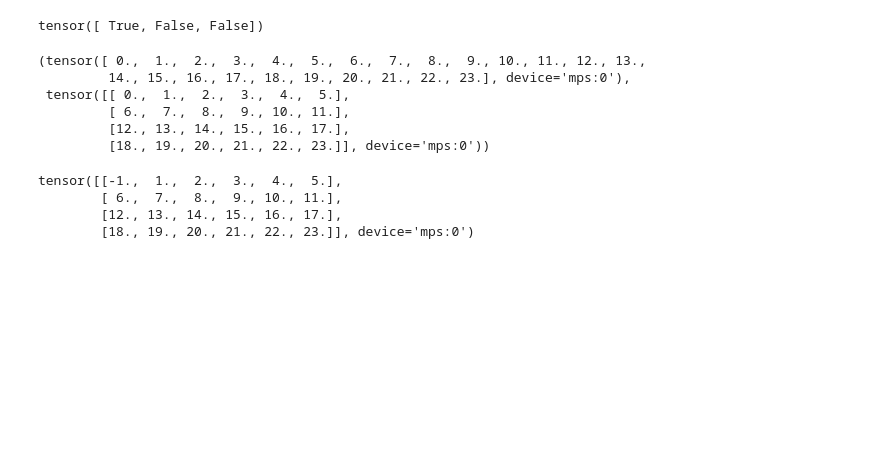
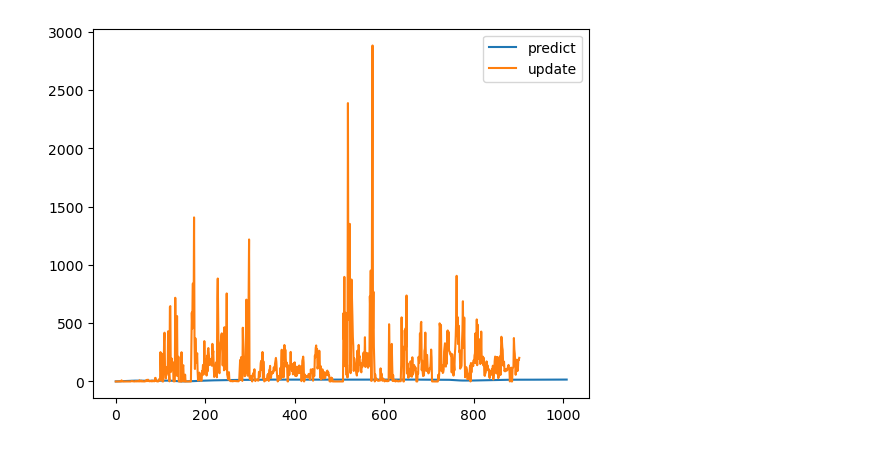
Before and after one commit to weixiao-zhan/ECE276A_PR3, a Jupyter notebook: code/EKF_SLAM.ipynb, the cells around one changed output. Drawn from its saved outputs; the diff is of its cells as text; code cells hidden in the pictures; blank space fills up the shorter version.

```diff
--- a/code/EKF_SLAM.ipynb
+++ b/code/EKF_SLAM.ipynb
@@ -240,27 +144,7 @@ pr3_utils.visualize_trajectory(T_mean.cpu().numpy(), T_sigma=T_covar.cpu().numpy
-# %%
-present_mask = torch.tensor([1, 1, 0], dtype=torch.bool)
-d_mask = torch.tensor([1,0],dtype=torch.bool)
-present_mask[present_mask.clone()] = d_mask
-present_mask
-# %% [output]
-tensor([ True, False, False])
-# %%
-h = torch.arange(24, dtype=DTYPE, device=DEVICE)
-j = h.view(4,6)
-
-h, j
-# %% [output]
-(tensor([ 0.,  1.,  2.,  3.,  4.,  5.,  6.,  7.,  8.,  9., 10., 11., 12., 13.,
-         14., 15., 16., 17., 18., 19., 20., 21., 22., 23.], device='mps:0'),
- tensor([[ 0.,  1.,  2.,  3.,  4.,  5.],
-         [ 6.,  7.,  8.,  9., 10., 11.],
-         [12., 13., 14., 15., 16., 17.],
-         [18., 19., 20., 21., 22., 23.]], device='mps:0'))
-# %%
-h[0] = -1
-j
-# %% [output]
-tensor([[-1.,  1.,  2.,  3.,  4.,  5.],
-        [ 6.,  7.,  8.,  9., 10., 11.],
-        [12., 13., 14., 15., 16., 17.],
-        [18., 19., 20., 21., 22., 23.]], device='mps:0')
+# %%
+pr3_utils.plt.plot(range(len(log_T_predict_innovation)), log_T_predict_innovation, label="predict")
+pr3_utils.plt.plot(range(len(log_T_update_innovation)), log_T_update_innovation, label="update")
+pr3_utils.plt.legend()
+pr3_utils.plt.show()
+# %% [output]
+[figure, added]
```
Also changed, not shown: parts of 20 cells of this notebook, 7 other files.
